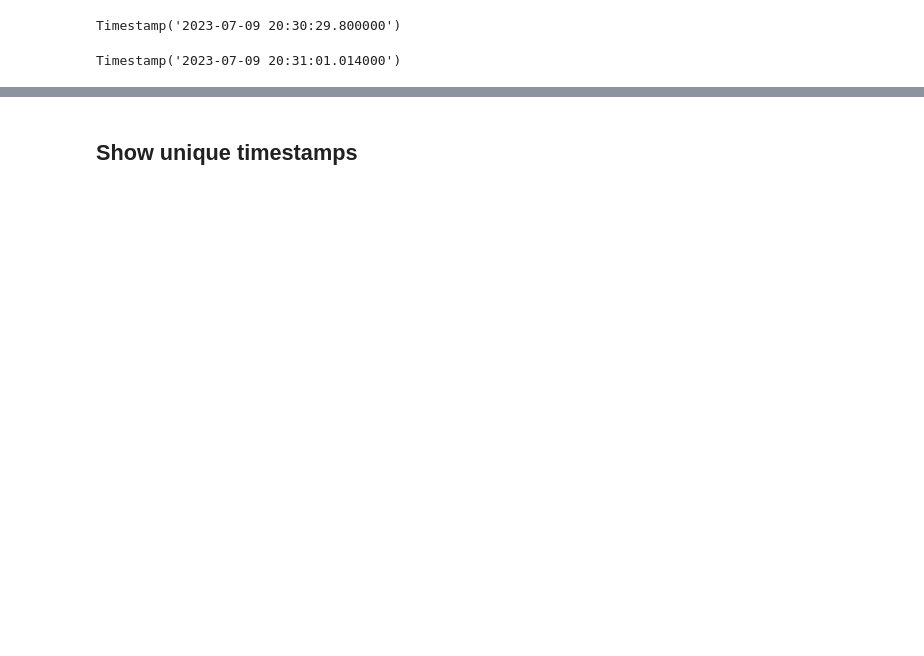
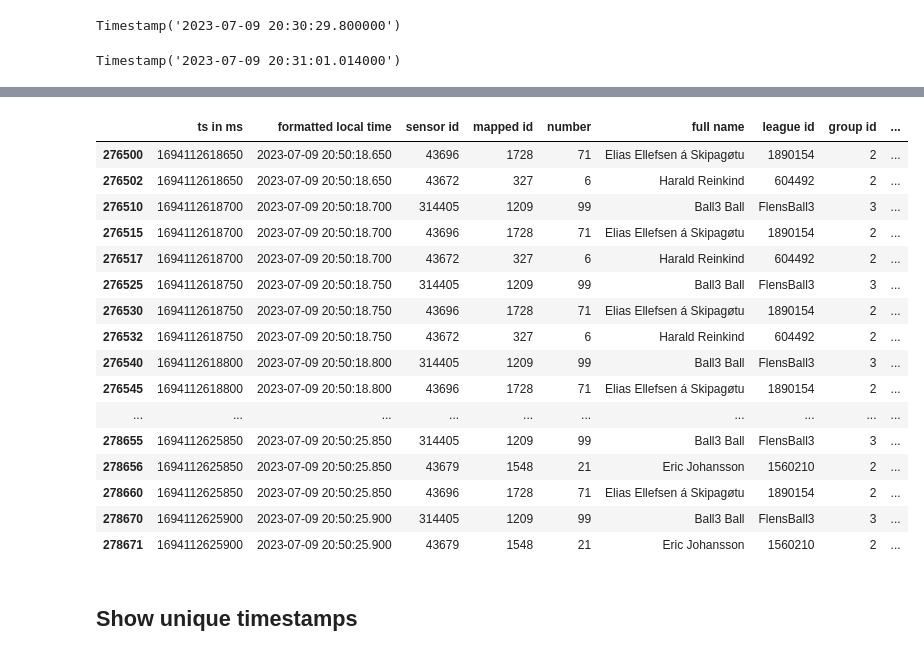
Before and after one commit to Zalipski/handball_mt, a Jupyter notebook: handball.ipynb, the cells around one changed output, grey strips where cells are left out. Drawn from its saved outputs; the diff is of its cells as text; code cells hidden in the pictures; blank space fills up the shorter version.

```diff
--- a/handball.ipynb
+++ b/handball.ipynb
@@ -320,2 +333,22 @@ merged_df[9434:9500]
+# %%
+merged_df[276500:279000][(~np.isnan(merged_df["ball possession (id of possessed ball)"])) | (merged_df["group name"] == "Ball")]
+# %% [output]
+|  | ts in ms | formatted local time | sensor id | mapped id | number | full name | league id | group id | ... |
+| 276500 | 1694112618650 | 2023-07-09 20:50:18.650 | 43696 | 1728 | 71 | Elias Ellefsen á Skipagøtu | 1890154 | 2 | ... |
+| 276502 | 1694112618650 | 2023-07-09 20:50:18.650 | 43672 | 327 | 6 | Harald Reinkind | 604492 | 2 | ... |
+| 276510 | 1694112618700 | 2023-07-09 20:50:18.700 | 314405 | 1209 | 99 | Ball3 Ball | FlensBall3 | 3 | ... |
+| 276515 | 1694112618700 | 2023-07-09 20:50:18.700 | 43696 | 1728 | 71 | Elias Ellefsen á Skipagøtu | 1890154 | 2 | ... |
+| 276517 | 1694112618700 | 2023-07-09 20:50:18.700 | 43672 | 327 | 6 | Harald Reinkind | 604492 | 2 | ... |
+| 276525 | 1694112618750 | 2023-07-09 20:50:18.750 | 314405 | 1209 | 99 | Ball3 Ball | FlensBall3 | 3 | ... |
+| 276530 | 1694112618750 | 2023-07-09 20:50:18.750 | 43696 | 1728 | 71 | Elias Ellefsen á Skipagøtu | 1890154 | 2 | ... |
+| 276532 | 1694112618750 | 2023-07-09 20:50:18.750 | 43672 | 327 | 6 | Harald Reinkind | 604492 | 2 | ... |
+| 276540 | 1694112618800 | 2023-07-09 20:50:18.800 | 314405 | 1209 | 99 | Ball3 Ball | FlensBall3 | 3 | ... |
+| 276545 | 1694112618800 | 2023-07-09 20:50:18.800 | 43696 | 1728 | 71 | Elias Ellefsen á Skipagøtu | 1890154 | 2 | ... |
+| ... | ... | ... | ... | ... | ... | ... | ... | ... | ... |
+| 278655 | 1694112625850 | 2023-07-09 20:50:25.850 | 314405 | 1209 | 99 | Ball3 Ball | FlensBall3 | 3 | ... |
+| 278656 | 1694112625850 | 2023-07-09 20:50:25.850 | 43679 | 1548 | 21 | Eric Johansson | 1560210 | 2 | ... |
+| 278660 | 1694112625850 | 2023-07-09 20:50:25.850 | 43696 | 1728 | 71 | Elias Ellefsen á Skipagøtu | 1890154 | 2 | ... |
+| 278670 | 1694112625900 | 2023-07-09 20:50:25.900 | 314405 | 1209 | 99 | Ball3 Ball | FlensBall3 | 3 | ... |
+| 278671 | 1694112625900 | 2023-07-09 20:50:25.900 | 43679 | 1548 | 21 | Eric Johansson | 1560210 | 2 | ... |
 # %% [markdown]
 ## Show unique timestamps
```
Also changed, not shown: parts of 11 cells of this notebook.
